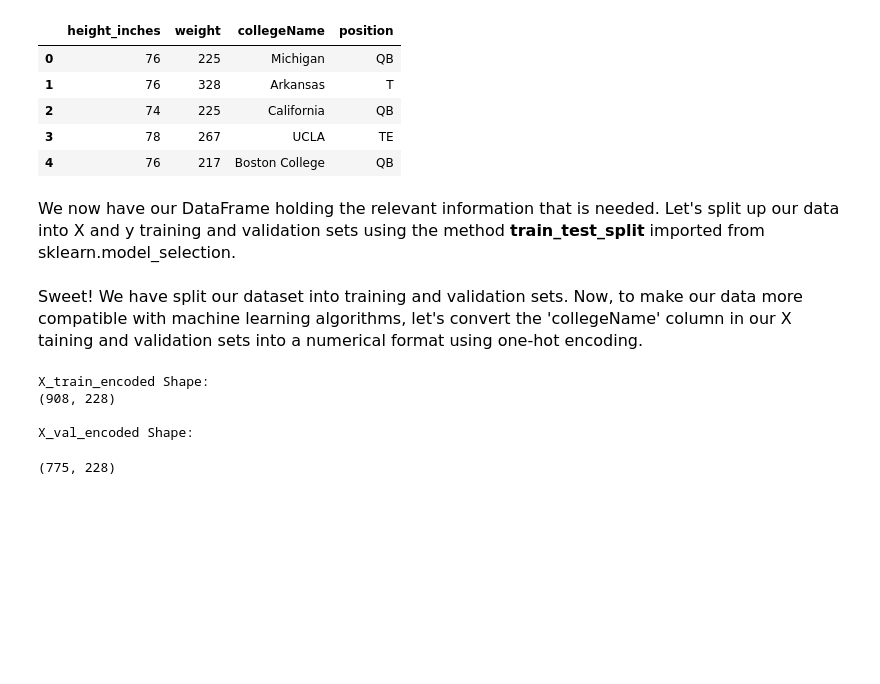
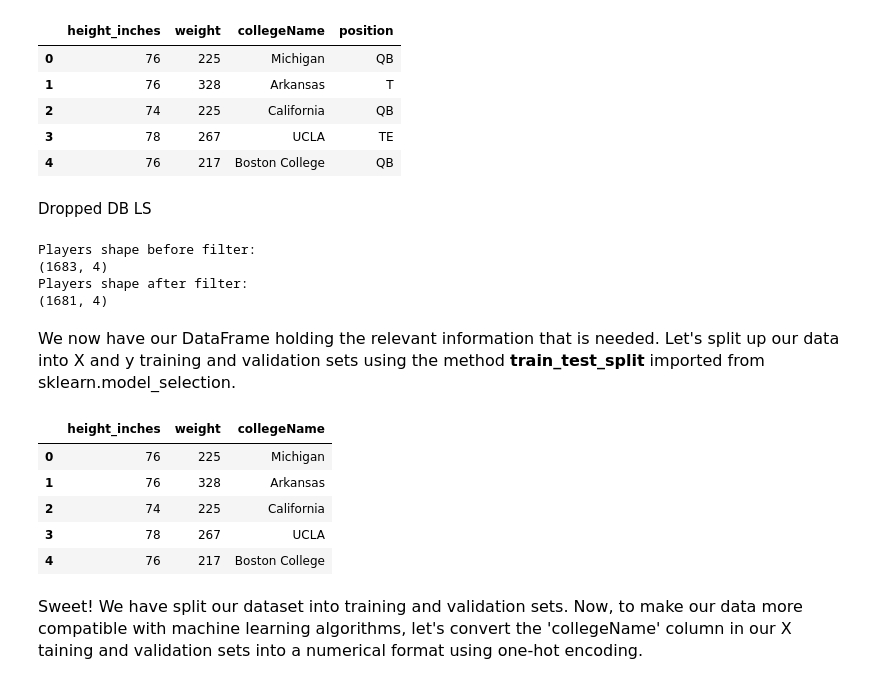
Before and after one commit to glaframb71/CS39AA-Project, a Jupyter notebook: 39aa-project-part-2.ipynb, the cells around one changed output. Drawn from its saved outputs; the diff is of its cells as text; code cells hidden in the pictures; blank space fills up the shorter version.

```diff
--- a/39aa-project-part-2.ipynb
+++ b/39aa-project-part-2.ipynb
@@ -52,5 +53,19 @@ players.head()
 | 2 | 74 | 225 | California | QB |
 | 3 | 78 | 267 | UCLA | TE |
 | 4 | 76 | 217 | Boston College | QB |
+# %% [markdown]
+Dropped DB LS
+# %%
+print('Players shape before filter:')
+print(players.shape)
+positions_to_drop = ['DB', 'LS']
+filtered_players = players[~players['position'].isin(positions_to_drop)]
+print('Players shape after filter:')
+print(filtered_players.shape)
+# %% [output]
+Players shape before filter:
+(1683, 4)
+Players shape after filter:
+(1681, 4)
 # %% [markdown]
 <font size='3'>We now have our DataFrame holding the relevant information that is needed. Let's split up our data into X and y training and validation sets using the method **train_test_split** imported from sklearn.model_selection.</font>
@@ -62,0 +72,11 @@ X_train_raw, X_val_raw, y_train, y_val = train_test_split(X, y, test_size=0.46,
+# %%
+X = filtered_players.drop('position', axis=1)
+y = filtered_players['position']
+X.head()
+# %% [output]
+|  | height_inches | weight | collegeName |
+| 0 | 76 | 225 | Michigan |
+| 1 | 76 | 328 | Arkansas |
+| 2 | 74 | 225 | California |
+| 3 | 78 | 267 | UCLA |
+| 4 | 76 | 217 | Boston College |
@@ -63,28 +90,5 @@ X_train_raw, X_val_raw, y_train, y_val = train_test_split(X, y, test_size=0.46,
 # %% [markdown]
 <font size='3'>Sweet! We have split our dataset into training and validation sets. Now, to make our data more compatible with machine learning algorithms, let's convert the 'collegeName' column in our X taining and validation sets into a numerical format using one-hot encoding.</font>
-# %%
-# Assuming X_train_raw and X_val_raw are your training and validation sets
-# Concatenate the training and validation sets to ensure consistent one-hot encoding
-combined_data = pd.concat([X_train_raw, X_val_raw])
-
-# Perform one-hot encoding on the 'collegeName' column
-combined_data_encoded = pd.get_dummies(combined_data, columns=['collegeName'])
-
-# Split the combined data back into training and validation sets
-X_train_encoded = combined_data_encoded[:len(X_train_raw)]
-X_val_encoded = combined_data_encoded[len(X_train_raw):]
-
-print("X_train_encoded Shape:")
-print(X_train_encoded.shape)
-
-print("\nX_val_encoded Shape:")
-X_val_encoded.shape
-# %% [output]
-X_train_encoded Shape:
-(908, 228)
-
-X_val_encoded Shape:
-(775, 228)
 # %%
 # Import necessary libraries
 from sklearn.ensemble import RandomForestClassifier
```
Also changed, not shown: parts of 8 cells of this notebook.
